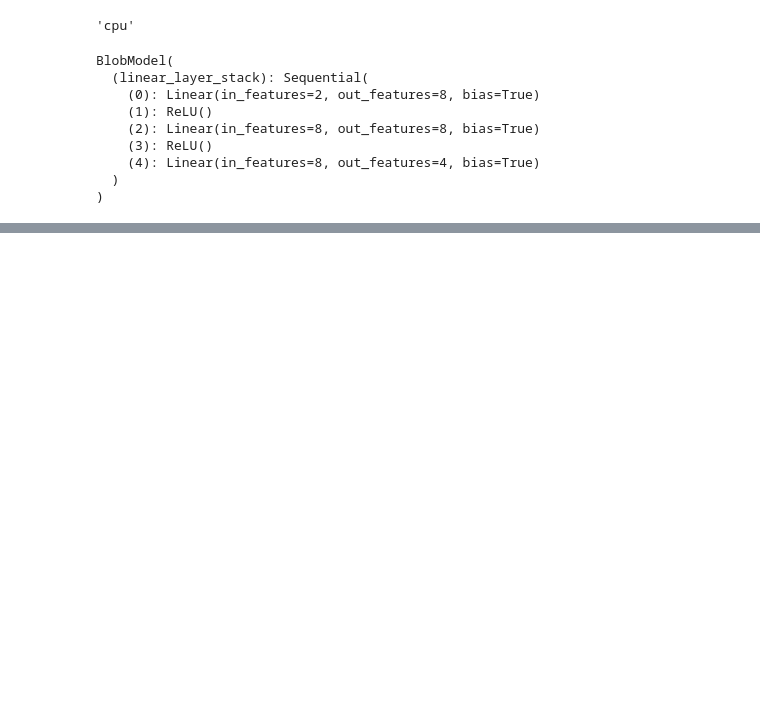
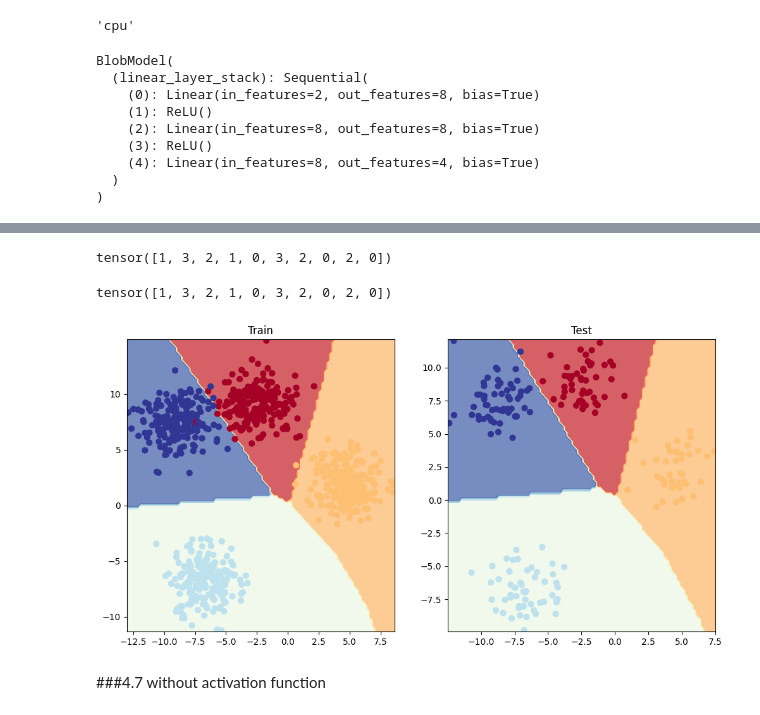
Before and after one commit to zahra-sharifzadeh/pytorch, a Jupyter notebook: 02_pytorch_classification.ipynb, the cells around one changed output, grey strips where cells are left out. Drawn from its saved outputs; the diff is of its cells as text; code cells hidden in the pictures; blank space fills up the shorter version.

```diff
--- a/02_pytorch_classification.ipynb
+++ b/02_pytorch_classification.ipynb
@@ -860,7 +860,7 @@ X_blob , y_blob = make_blobs(
 )
 
 # turn data to tensor
-X_blob , y_blob = torch.from_numpy(X_blob).type(torch.float) , torch.from_numpy(y_blob).type(torch.float)
+X_blob , y_blob = torch.from_numpy(X_blob).type(torch.float) , torch.from_numpy(y_blob).type(torch.LongTensor)
 
 # Split train and test
 X_train_blob, X_test_blob , y_train_blob, y_test_blob = train_test_split(X_blob ,
@@ -964,0 +967,7 @@ BlobModel(
+# %%
+# loss function setting
+loss_fn = nn.CrossEntropyLoss()
+
+# optimizer setting
+optimizer = torch.optim.SGD(params=model_4.parameters(),
+                            lr=0.1)
@@ -964,0 +977,2 @@ BlobModel(
+# %%
+X_train_blob, X_test_blob , y_train_blob, y_test_blob =X_train_blob.to(device), X_test_blob.to(device) , y_train_blob.to(device), y_test_blob.to(device)
@@ -964,0 +1156,23 @@ BlobModel(
+# %%
+y_preds = torch.argmax(y_eval_pred_probs, dim=1)
+y_preds[:10]
+# %% [output]
+tensor([1, 3, 2, 1, 0, 3, 2, 0, 2, 0])
+# %%
+y_test_blob[:10]
+# %% [output]
+tensor([1, 3, 2, 1, 0, 3, 2, 0, 2, 0])
+# %%
+# Plot decsion boundry of the model
+plt.figure(figsize=(12, 6))
+plt.subplot(1, 2, 1)
+plt.title("Train")
+plot_decision_boundary(model_4, X_train_blob, y_train_blob)
+
+plt.subplot(1, 2, 2)
+plt.title("Test")
+plot_decision_boundary(model_4, X_test_blob, y_test_blob)
+# %% [output]
+[figure, added]
+# %% [markdown]
+###4.7 without activation function
```
Also changed, not shown: parts of 32 cells of this notebook.
